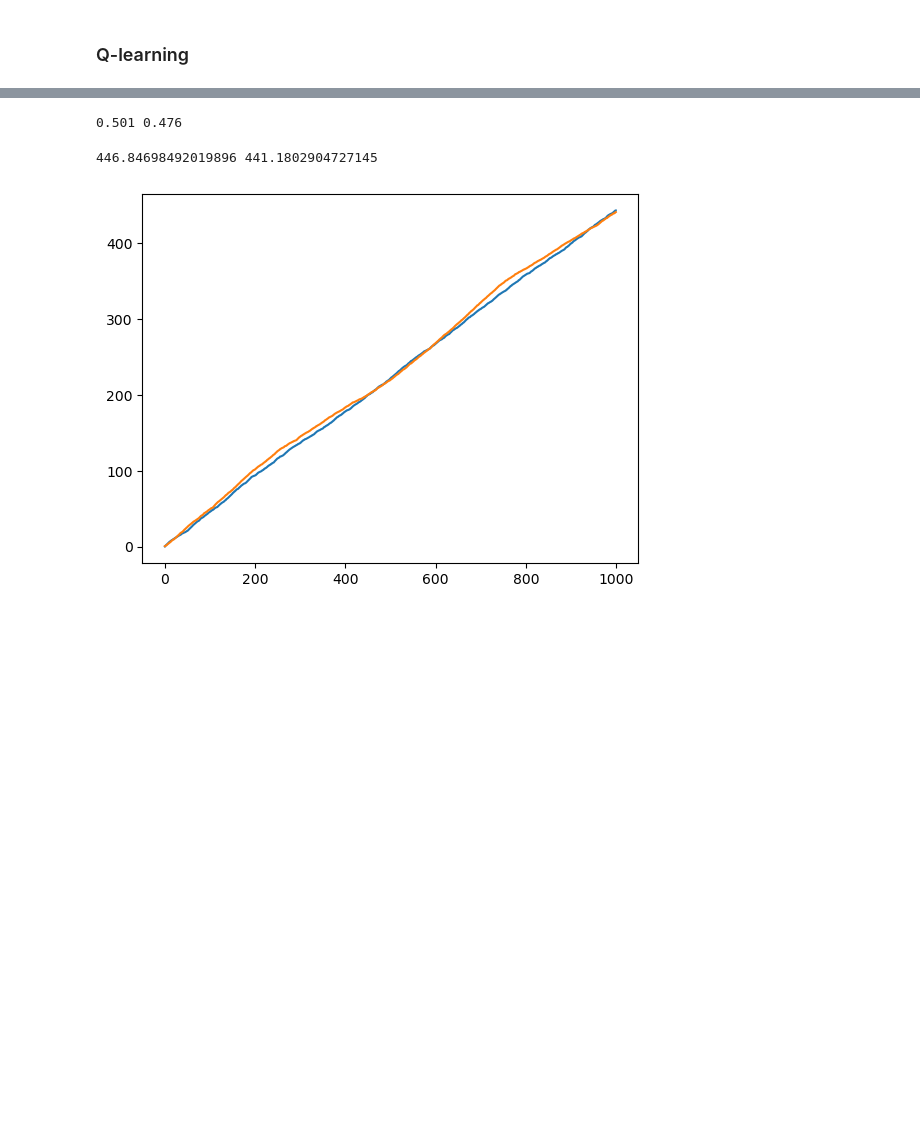
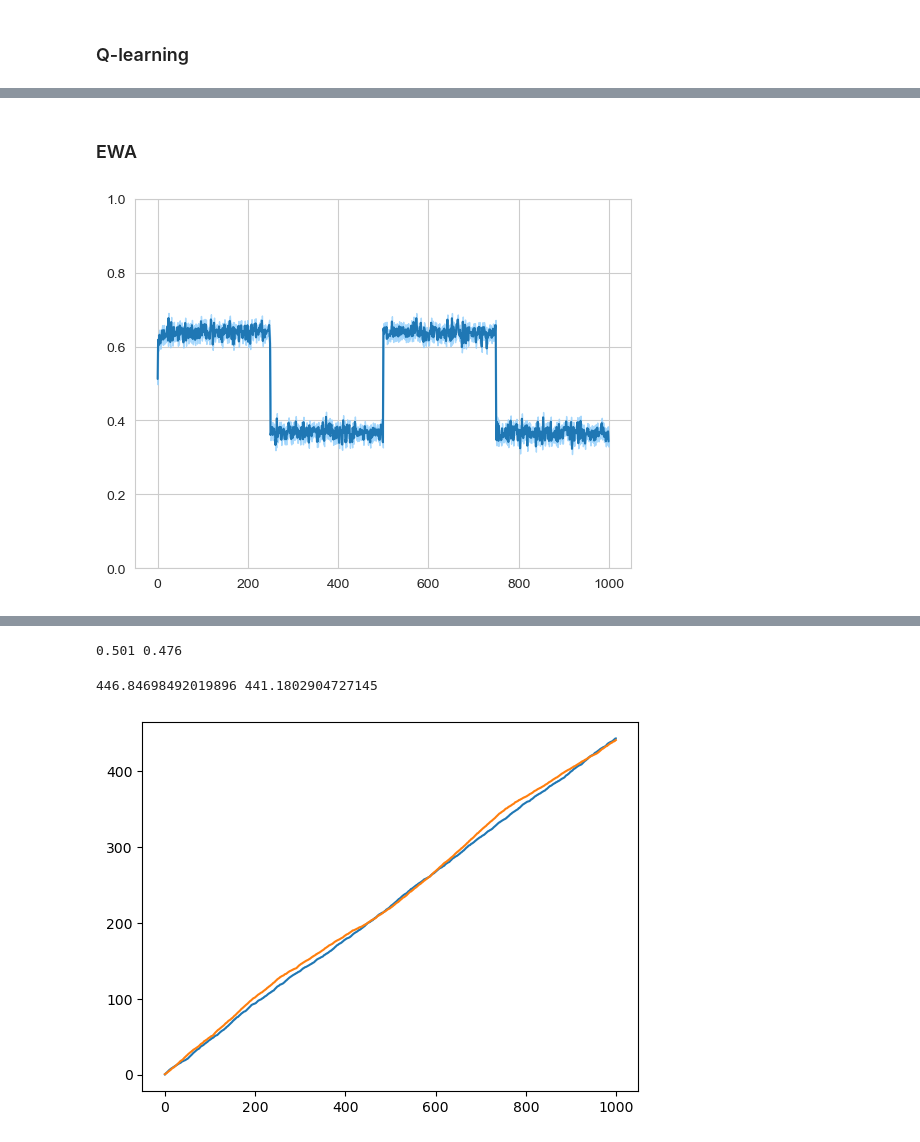
Before and after one commit to marek1n/rl-sim, a Jupyter notebook: RLsim.ipynb, the cells around one changed output, grey strips where cells are left out. Drawn from its saved outputs; the diff is of its cells as text; code cells hidden in the pictures; blank space fills up the shorter version.

```diff
--- a/RLsim.ipynb
+++ b/RLsim.ipynb
@@ -55,3 +87,9 @@ plt.ylim(0,1)
+# %% [markdown]
+### EWA
+# %%
+F.plot_returns(returns_EWA)
+# %% [output]
+[figure, added]
 # %%
 plt.plot(agentQ.Q_vals)
 # %% [output]
```
Also changed, not shown: parts of 9 cells of this notebook, 2 other files.
